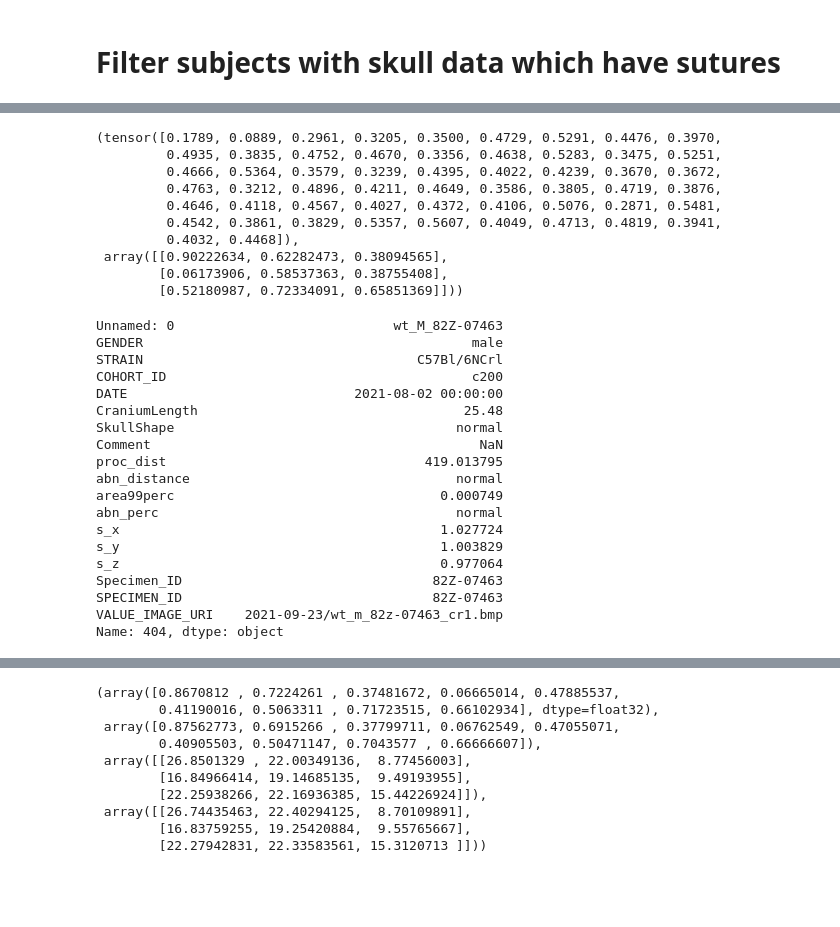
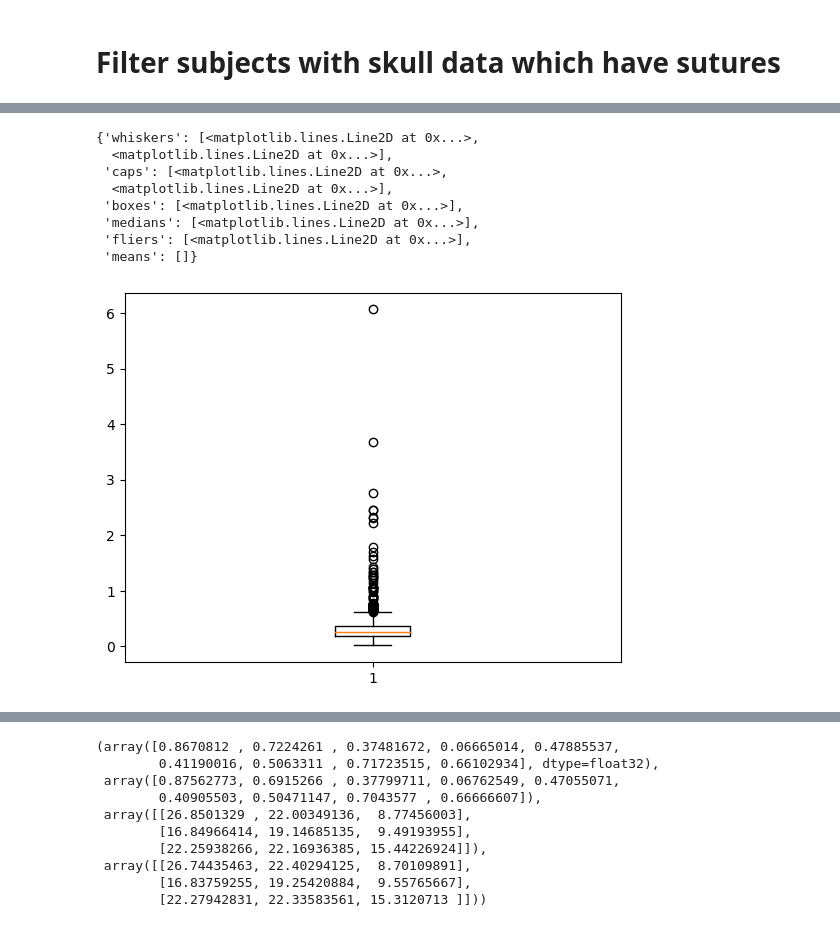
Before and after one commit to vendanov/SkullShape_clone, a Jupyter notebook: notebooks/mouse_control_points_mesh_based.ipynb, the cells around one changed output, grey strips where cells are left out. Drawn from its saved outputs; the diff is of its cells as text; code cells hidden in the pictures; blank space fills up the shorter version.

```diff
--- a/notebooks/mouse_control_points_mesh_based.ipynb
+++ b/notebooks/mouse_control_points_mesh_based.ipynb
@@ -755,35 +571,0 @@ train_data
-# %%
-train_dataset[0]
-# %% [output]
-(tensor([0.1789, 0.0889, 0.2961, 0.3205, 0.3500, 0.4729, 0.5291, 0.4476, 0.3970,
-         0.4935, 0.3835, 0.4752, 0.4670, 0.3356, 0.4638, 0.5283, 0.3475, 0.5251,
-         0.4666, 0.5364, 0.3579, 0.3239, 0.4395, 0.4022, 0.4239, 0.3670, 0.3672,
-         0.4763, 0.3212, 0.4896, 0.4211, 0.4649, 0.3586, 0.3805, 0.4719, 0.3876,
-         0.4646, 0.4118, 0.4567, 0.4027, 0.4372, 0.4106, 0.5076, 0.2871, 0.5481,
-         0.4542, 0.3861, 0.3829, 0.5357, 0.5607, 0.4049, 0.4713, 0.4819, 0.3941,
-         0.4032, 0.4468]),
- array([[0.90222634, 0.62282473, 0.38094565],
-        [0.06173906, 0.58537363, 0.38755408],
-        [0.52180987, 0.72334091, 0.65851369]]))
-# %%
-train_df.iloc[0]
-# %% [output]
-Unnamed: 0                            wt_M_82Z-07463
-GENDER                                          male
-STRAIN                                   C57Bl/6NCrl
-COHORT_ID                                       c200
-DATE                             2021-08-02 00:00:00
-CraniumLength                                  25.48
-SkullShape                                    normal
-Comment                                          NaN
-proc_dist                                 419.013795
-abn_distance                                  normal
-area99perc                                  0.000749
-abn_perc                                      normal
-s_x                                         1.027724
-s_y                                         1.003829
-s_z                                         0.977064
-Specimen_ID                                82Z-07463
-SPECIMEN_ID                                82Z-07463
-VALUE_IMAGE_URI    2021-09-23/wt_m_82z-07463_cr1.bmp
-Name: 404, dtype: object
@@ -789,0 +742,34 @@ Name: 404, dtype: object
+# %%
+# convert test dataset output to world coordinates
+model.load_state_dict(torch.load(r'/home/varhai/PRIMUS/data/83_BIOINFORMATICS/Igor/workdir/pointnet_model_cp_detection.pth'))
+model.eval()
+y_pred = []
+y_test = []
+
+for i, data in enumerate(test_loader):
+    points, target = data
+    points, target = points.to(device), target.to(device)
+    outputs = model(points)
+
+    y_pred_1 = test_dataset.convert_output(outputs.cpu().detach().numpy(), i) #(3,3)
+    y_test_1 = test_dataset.convert_output(target.cpu().detach().numpy(), i)#(3,3)
+
+    y_pred.append(y_pred_1)
+    y_test.append(y_test_1)
+
+# compute the error
+y_pred = np.array(y_pred)
+y_test = np.array(y_test)
+error = np.linalg.norm(y_pred - y_test, axis=2)
+# plot box plot of the error
+plt.boxplot(error.flatten())
+# %% [output]
+{'whiskers': [<matplotlib.lines.Line2D at 0x...>,
+  <matplotlib.lines.Line2D at 0x...>],
+ 'caps': [<matplotlib.lines.Line2D at 0x...>,
+  <matplotlib.lines.Line2D at 0x...>],
+ 'boxes': [<matplotlib.lines.Line2D at 0x...>],
+ 'medians': [<matplotlib.lines.Line2D at 0x...>],
+ 'fliers': [<matplotlib.lines.Line2D at 0x...>],
+ 'means': []}
+[figure, added]
```
Also changed, not shown: parts of 25 cells of this notebook, 35 other files.
